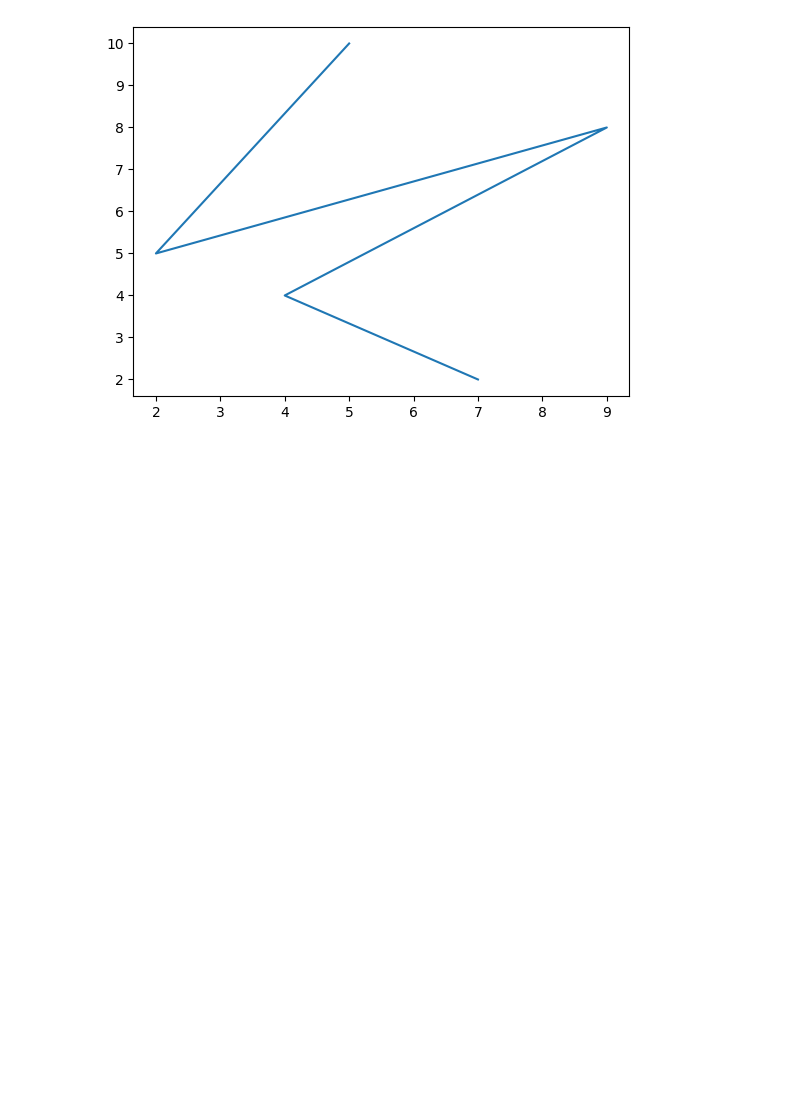
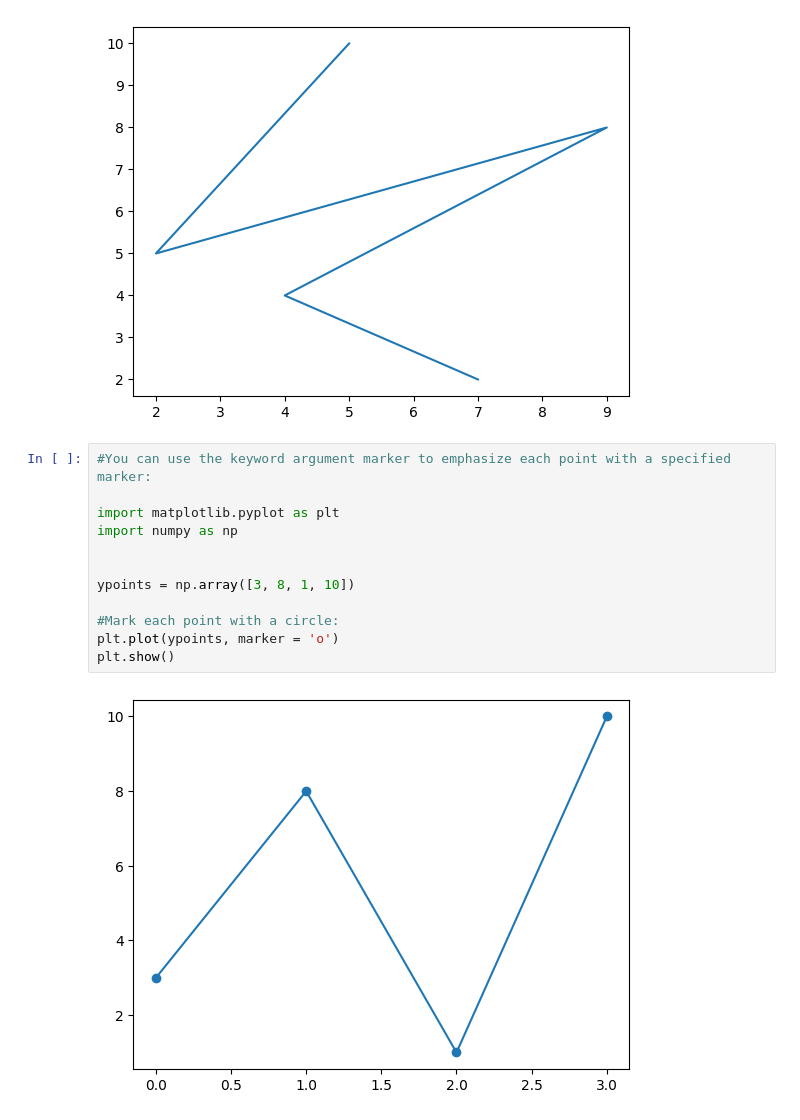
Before and after one commit to bgt1717/DataScience, a Jupyter notebook: Untitled-1.ipynb, the cells around one changed output. Saved outputs shown, nothing was run; the diff lists cells and outputs as text; blank space fills up the shorter version.

```diff
--- a/Untitled-1.ipynb
+++ b/Untitled-1.ipynb
@@ -139,3 +139,17 @@ plt.plot(x, y)
 plt.show()
 # %% [output]
 [figure]
+# %%
+#You can use the keyword argument marker to emphasize each point with a specified marker:
+
+import matplotlib.pyplot as plt
+import numpy as np
+
+
+ypoints = np.array([3, 8, 1, 10])
+
+#Mark each point with a circle:
+plt.plot(ypoints, marker = 'o')
+plt.show()
+# %% [output]
+[figure, added]
```
